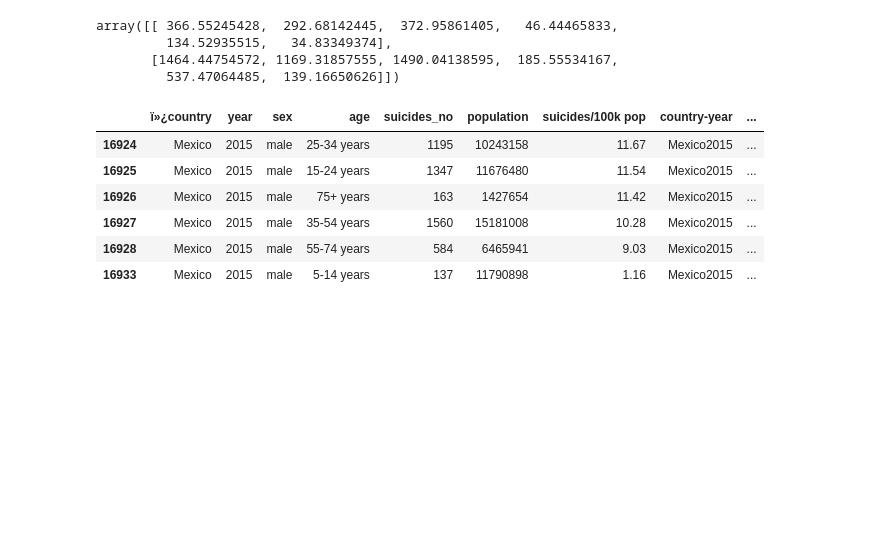
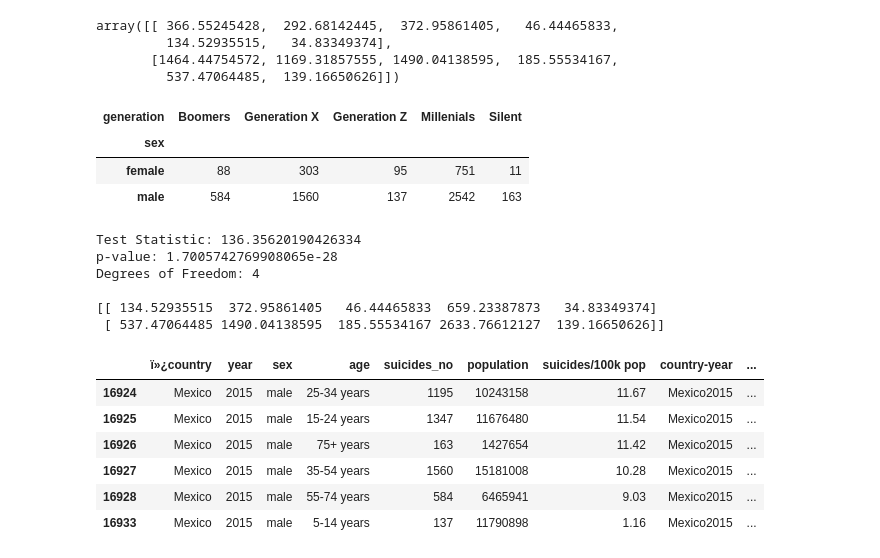
Before and after one commit to albertomedinac/estadistica, a Jupyter notebook: intento2.ipynb, the cells around one changed output. Saved outputs shown, nothing was run; the diff lists cells and outputs as text; code cells hidden in the pictures; blank space fills up the shorter version.

```diff
--- a/intento2.ipynb
+++ b/intento2.ipynb
@@ -100,3 +100,12 @@ array([[ 366.55245428,  292.68142445,  372.95861405,   46.44465833,
          134.52935515,   34.83349374],
        [1464.44754572, 1169.31857555, 1490.04138595,  185.55534167,
          537.47064485,  139.16650626]])
+# %%
+df3=df1.suicides_no.groupby([df1.sex, df1.generation]).sum().unstack().fillna(0).astype(int)
+# %%
+df3
+# %% [output]
+| generation | Boomers | Generation X | Generation Z | Millenials | Silent |
+| sex |  |  |  |  |  |
+| female | 88 | 303 | 95 | 751 | 11 |
+| male | 584 | 1560 | 137 | 2542 | 163 |
@@ -103,2 +116,15 @@ array([[ 366.55245428,  292.68142445,  372.95861405,   46.44465833,
+# %%
+house = [ vieja , vato ]
+chi2, p, ddof, expected = scipy.stats.chi2_contingency( house )
+msg = "Test Statistic: {}\np-value: {}\nDegrees of Freedom: {}\n"
+print( msg.format( chi2, p, ddof ) )
+print( expected )
+# %% [output]
+Test Statistic: 136.35620190426334
+p-value: 1.7005742769908065e-28
+Degrees of Freedom: 4
+
+[[ 134.52935515  372.95861405   46.44465833  659.23387873   34.83349374]
+ [ 537.47064485 1490.04138595  185.55534167 2633.76612127  139.16650626]]
 # %%
 df2=df1[df1['sex']=='male']
```
Also changed, not shown: parts of 14 cells of this notebook.
